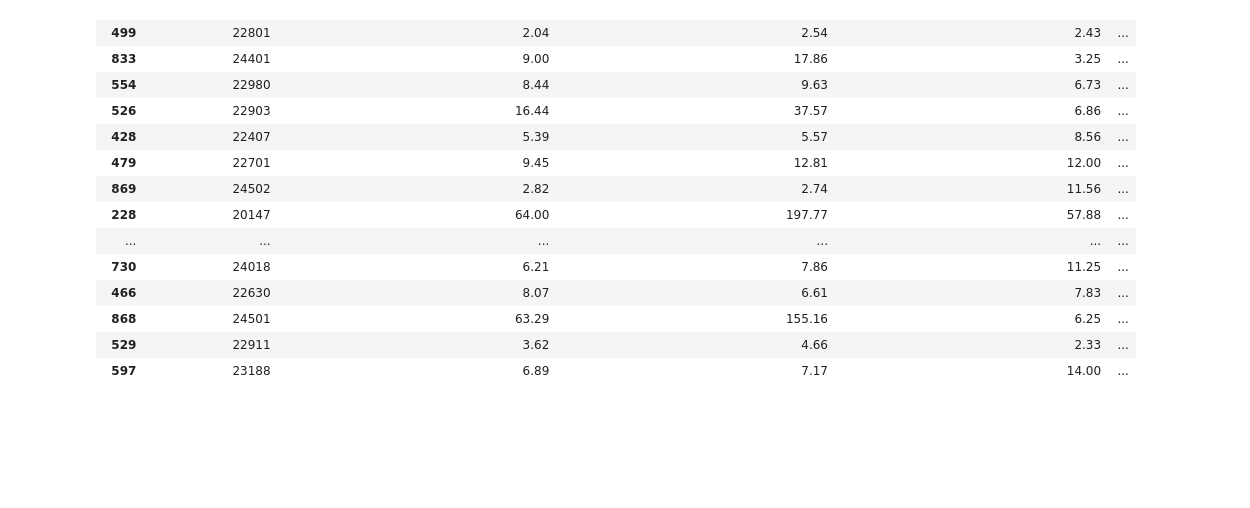
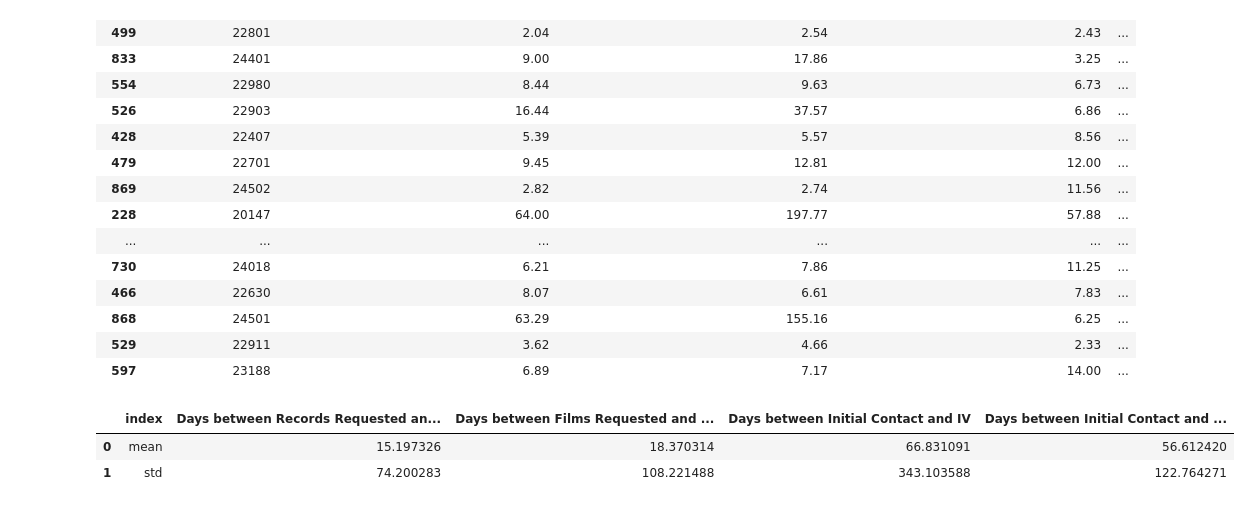
Before and after one commit to charbelmarche33/Pituitary-Referrals, a Jupyter notebook: pituitary_referral_data_analytics.ipynb, the cells around one changed output. Cells and saved outputs as stored; diff of their text form; code cells hidden in the pictures; blank space fills up the shorter version.

Commit message:
Added context at the bottom

```diff
--- a/pituitary_referral_data_analytics.ipynb
+++ b/pituitary_referral_data_analytics.ipynb
@@ -496,3 +504,17 @@ referrers_zip_stats.head(20)
 | 868 | 24501 | 63.29 | 155.16 | 6.25 | ... |
 | 529 | 22911 | 3.62 | 4.66 | 2.33 | ... |
 | 597 | 23188 | 6.89 | 7.17 | 14.00 | ... |
+# %%
+# For context print the averages across all categories
+referrers_stats = raw_ref_data.agg({
+    "Days between Records Requested and Received": ["mean", "std"],
+    "Days between Films Requested and Received": ["mean", "std"],
+    "Days between Initial Contact and IV": ["mean", "std"],
+    "Days between Initial Contact and Surgery": ["mean", "std"]
+}).reset_index()
+
+referrers_stats.head()
+# %% [output]
+|  | index | Days between Records Requested an... | Days between Films Requested and ... | Days between Initial Contact and IV | Days between Initial Contact and ... |
+| 0 | mean | 15.197326 | 18.370314 | 66.831091 | 56.612420 |
+| 1 | std | 74.200283 | 108.221488 | 343.103588 | 122.764271 |
```
Also changed, not shown: parts of 1 cell of this notebook.
